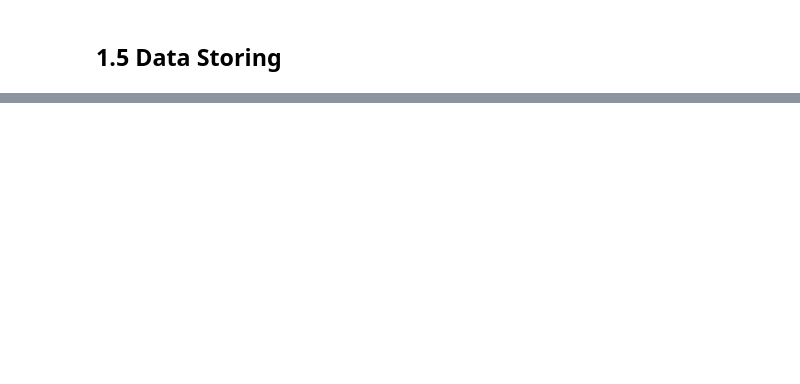
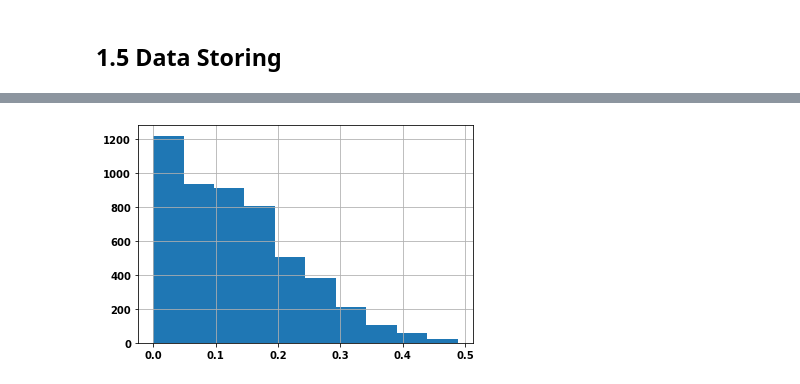
Before and after one commit to salma77/WeRateDogs-project, a Jupyter notebook: wrangle_act.ipynb, the cells around one changed output, grey strips where cells are left out. Drawn from its saved outputs; the diff is of its cells as text; code cells hidden in the pictures; blank space fills up the shorter version.

```diff
--- a/wrangle_act.ipynb
+++ b/wrangle_act.ipynb
@@ -900,0 +933,4 @@ img_predict_clean.to_csv('image_predictions.csv', index=False)
+# %%
+df['p2_conf'].hist();
+# %% [output]
+[figure, added]
```
Also changed, not shown: parts of 31 cells of this notebook, 3 other files.
